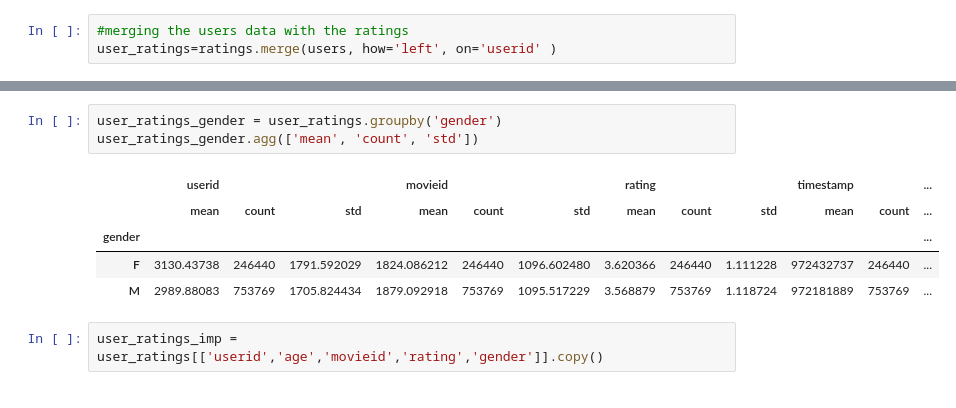
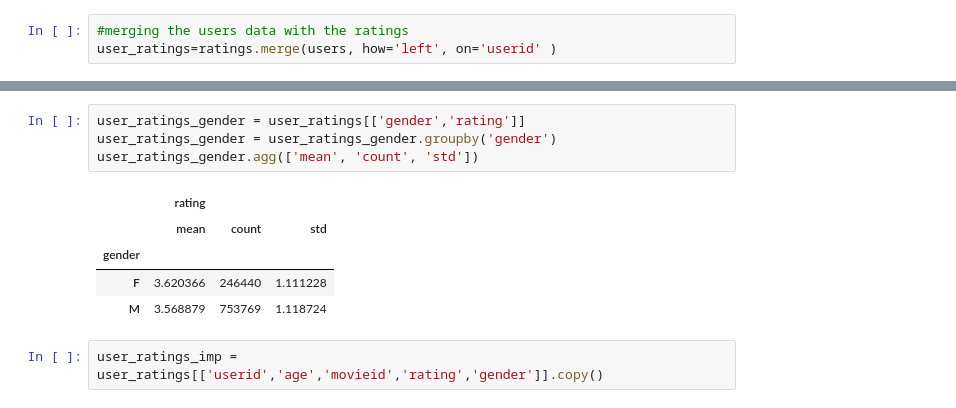
Before and after one commit to utkarshverma275/hello-world, a Jupyter notebook: movielens_recommendation.ipynb, the cells around one changed output, grey strips where cells are left out. Drawn from its saved outputs; the diff is of its cells as text.

```diff
--- a/movielens_recommendation.ipynb
+++ b/movielens_recommendation.ipynb
@@ -172,12 +183,13 @@ user_ratings_age.agg(['mean', 'count', 'std'])
 # %%
-user_ratings_gender = user_ratings.groupby('gender')
+user_ratings_gender = user_ratings[['gender','rating']]
+user_ratings_gender = user_ratings_gender.groupby('gender')
 user_ratings_gender.agg(['mean', 'count', 'std'])
 # %% [output]
-|  | userid |  |  | movieid |  |  | rating |  |  | timestamp |  | ... |
-|  | mean | count | std | mean | count | std | mean | count | std | mean | count | ... |
-| gender |  |  |  |  |  |  |  |  |  |  |  | ... |
-| F | 3130.43738 | 246440 | 1791.592029 | 1824.086212 | 246440 | 1096.602480 | 3.620366 | 246440 | 1.111228 | 972432737 | 246440 | ... |
-| M | 2989.88083 | 753769 | 1705.824434 | 1879.092918 | 753769 | 1095.517229 | 3.568879 | 753769 | 1.118724 | 972181889 | 753769 | ... |
+|  | rating |  |  |
+|  | mean | count | std |
+| gender |  |  |  |
+| F | 3.620366 | 246440 | 1.111228 |
+| M | 3.568879 | 753769 | 1.118724 |
 # %%
 user_ratings_imp = user_ratings[['userid','age','movieid','rating','gender']].copy()
 # %% [output]
```
Also changed, not shown: parts of 18 cells of this notebook.
